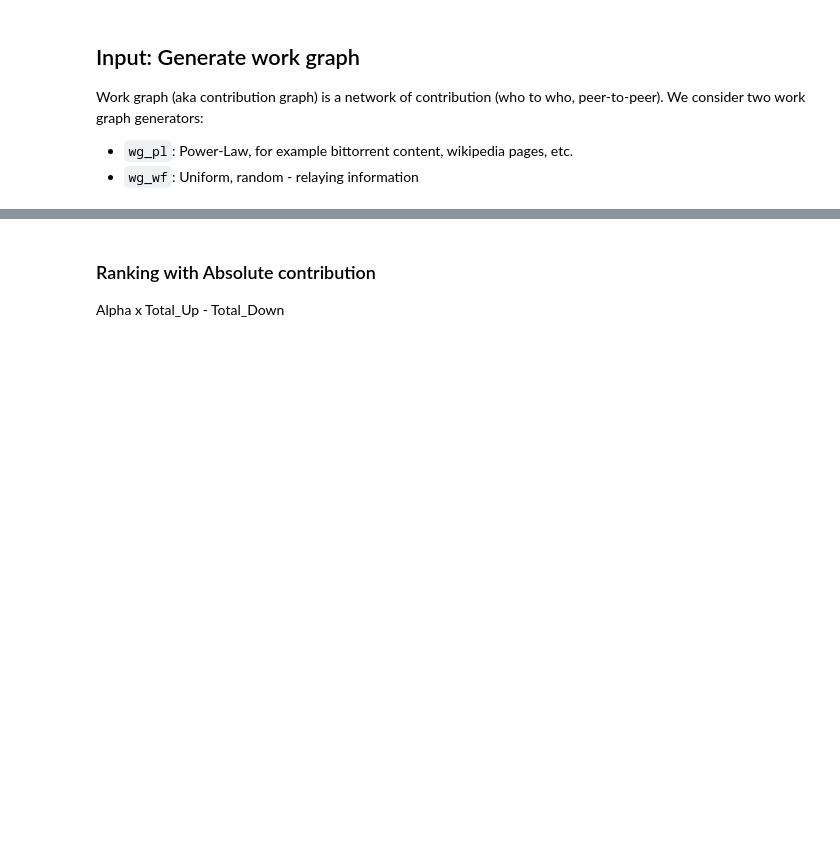
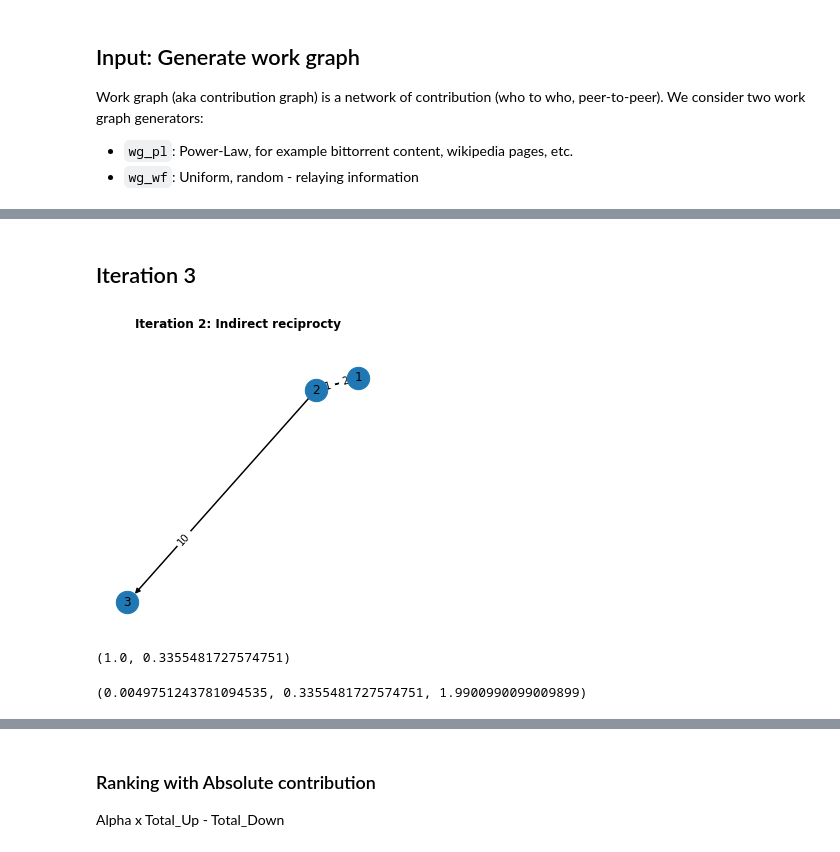
Before and after one commit to grimadas/network_accounting, a Jupyter notebook: experiments/00_Intro_Experiments.ipynb, the cells around one changed output, grey strips where cells are left out. Drawn from its saved outputs; the diff is of its cells as text; code cells hidden in the pictures; blank space fills up the shorter version.

```diff
--- a/experiments/00_Intro_Experiments.ipynb
+++ b/experiments/00_Intro_Experiments.ipynb
@@ -86,0 +236,11 @@ We consider following for the following trust accounting algorithms:
+# %% [markdown]
+## Iteration 3
+# %%
+# Interation 3: Direct reciprocity from node 1 - node serves the node 2
+
+G3 = G2.copy()
+G3.add_edge(2,3, weight=10)
+
+draw_nx(G3, subtitle='Iteration 2: Indirect reciprocty')
+# %% [output]
+[figure, added]
@@ -87 +250,5 @@ We consider following for the following trust accounting algorithms:
+# %%
+rel_rep(G2, 1), rel_rep(G2, 2),
+# %% [output]
+(1.0, 0.3355481727574751)
 # %%
@@ -111,0 +256,4 @@ def draw_rank_vals(x, r, title, log_val = 'symlog', ylim = (None, None), xlim=(N
+# %%
+rel_rep(G, 1), rel_rep(G, 2), rel_rep(G, 3)
+# %% [output]
+(0.0049751243781094535, 0.3355481727574751, 1.9900990099009899)
```
Also changed, not shown: parts of 25 cells of this notebook, 1 other file.
